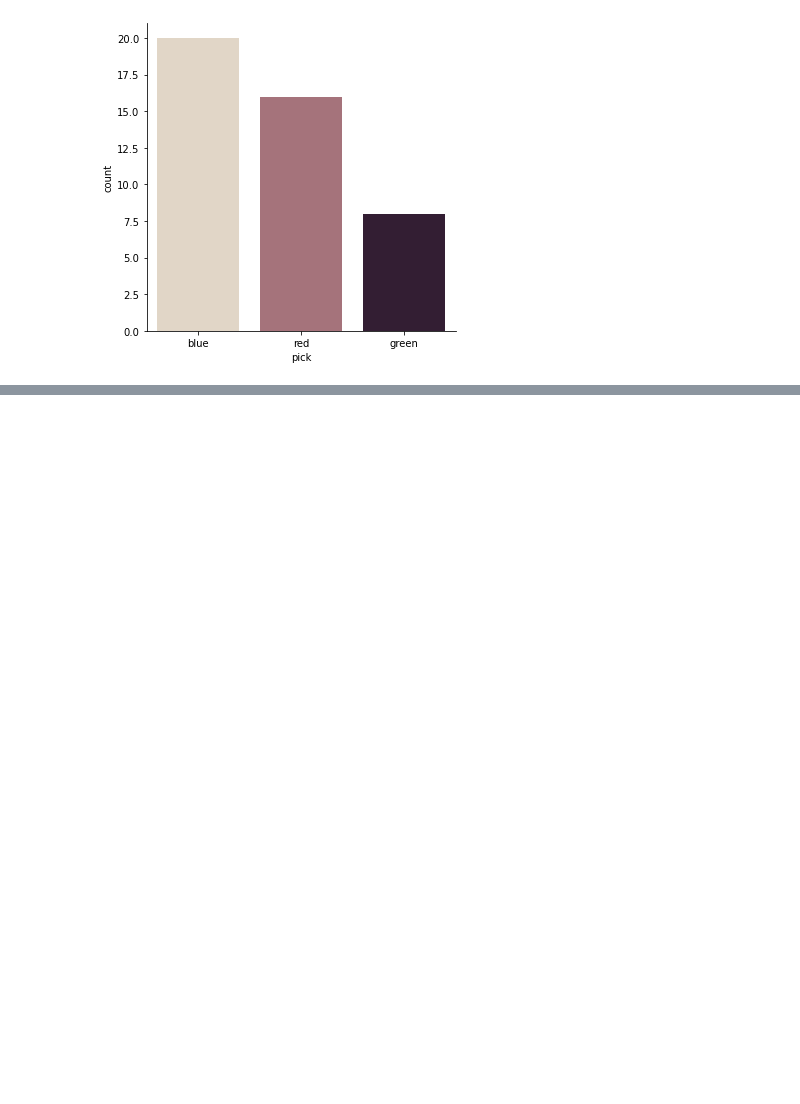
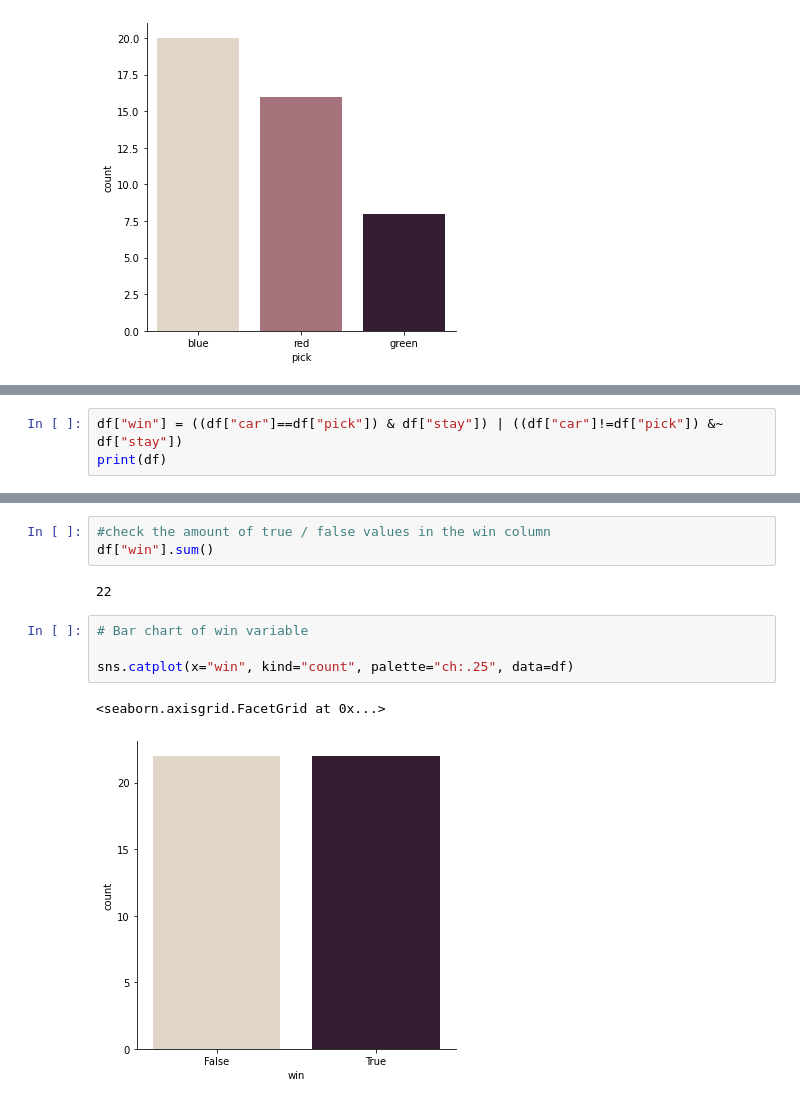
Before and after one commit to sinduff/jupyter, a Jupyter notebook: WeeklyWork/Wk 7 - Win-a-Car-Analysis/Sineads_Win_a_car.ipynb, the cells around one changed output, grey strips where cells are left out. Drawn from its saved outputs; the diff is of its cells as text; blank space fills up the shorter version.

Commit message:
updated file to include Video 5 to show variable win

```diff
--- a/WeeklyWork/Wk 7 - Win-a-Car-Analysis/Sineads_Win_a_car.ipynb
+++ b/WeeklyWork/Wk 7 - Win-a-Car-Analysis/Sineads_Win_a_car.ipynb
@@ -59,0 +62,3 @@ sns.catplot(x="pick", kind="count", palette="ch:.25", data=df)
+# %%
+df["win"] = ((df["car"]==df["pick"]) & df["stay"]) | ((df["car"]!=df["pick"]) &~ df["stay"])
+print(df)
@@ -59,0 +83,12 @@ sns.catplot(x="pick", kind="count", palette="ch:.25", data=df)
+# %%
+#check the amount of true / false values in the win column
+df["win"].sum()
+# %% [output]
+22
+# %%
+# Bar chart of win variable
+
+sns.catplot(x="win", kind="count", palette="ch:.25", data=df)
+# %% [output]
+<seaborn.axisgrid.FacetGrid at 0x...>
+[figure, added]
```
Also changed, not shown: parts of 5 cells of this notebook.
